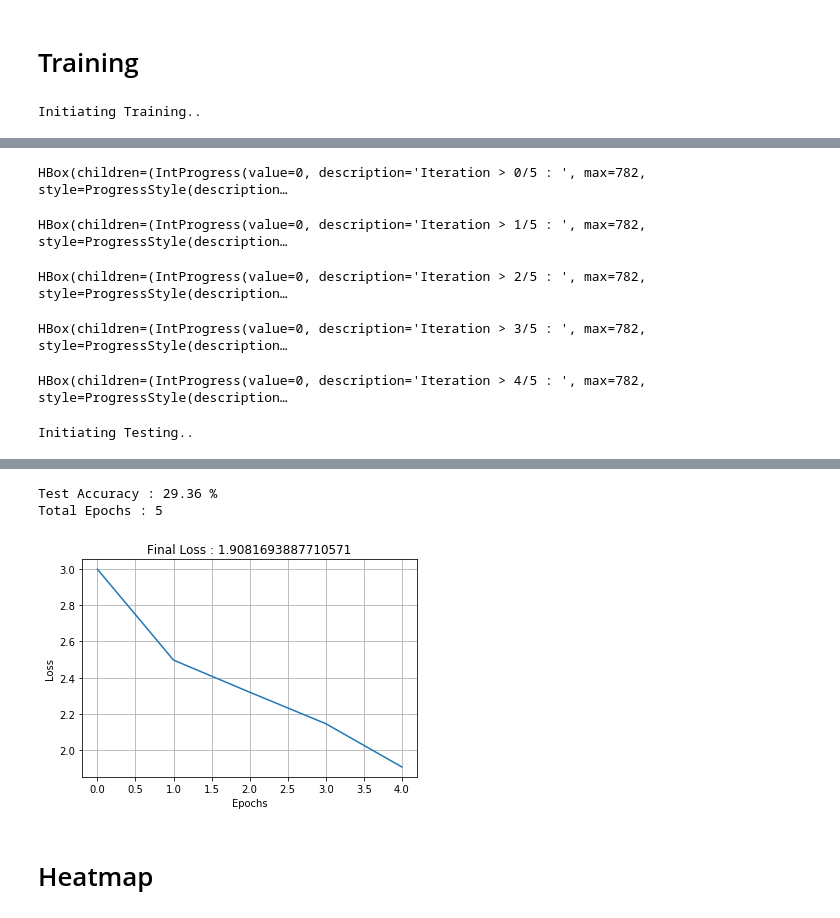
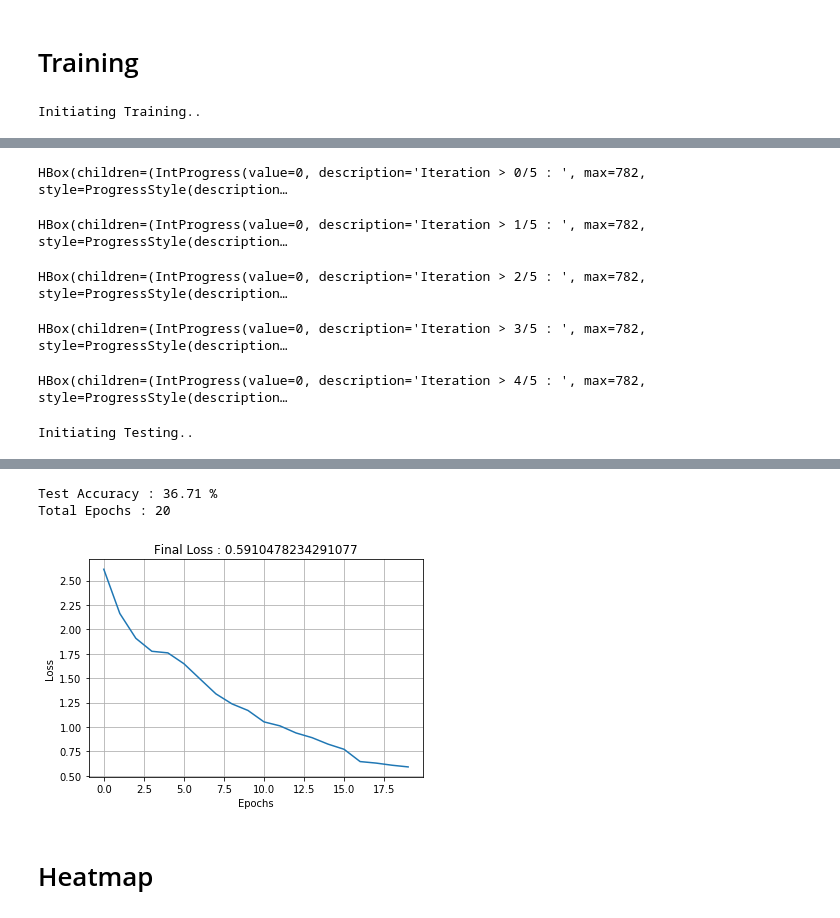
Before and after one commit to ParthikB/F.R.I.E.N.D.S, a Jupyter notebook: FRIENDS_siamese.ipynb, the cells around one changed output, grey strips where cells are left out. Drawn from its saved outputs; the diff is of its cells as text; code cells hidden in the pictures.

```diff
--- a/FRIENDS_siamese.ipynb
+++ b/FRIENDS_siamese.ipynb
@@ -46,7 +44,7 @@ Running on : GPU
 # %%
 PATH = '/content'
 
-train_data = datasets.CIFAR100(PATH, train=True, download=True,
+train_data = datasets.ImageNet(PATH, train=True, download=True,
                       transform=transforms.Compose([transforms.ToTensor()]))
 
 test_data  = datasets.CIFAR100(PATH, train=False, download=True,
@@ -122,9 +119,12 @@ class Net(nn.Module):
     x = torch.randn(CHANNELS, DIM, DIM).view(-1, CHANNELS, DIM, DIM)
     x = self.convs(x)
 
+    # self.flatten --> 512
     # Creating the Linear Layers
     self.fc1   = nn.Linear(self.flatten, 512)
-    self.fc2   = nn.Linear(512, CLASSES)
+    self.fc2   = nn.Linear(512, 512)
+    self.fc3   = nn.Linear(512, CLASSES)
+
 
   def convs(self, x):
     # Creating the MaxPooling Layers
@@ -143,7 +143,9 @@ class Net(nn.Module):
     x = x.view(-1, self.flatten)
     sm = F.relu(self.fc1(x))
     # x = F.softmax(self.fc2(sm), dim=1)
-    x = self.fc2(sm)
+    x = self.fc2(x)
+    x = self.fc3(x)
+
 
     return x, sm
 # %%
@@ -208,43 +210,43 @@ def test(net, test_set, find_accuracy=True):
 # Training
 # %%
 EPOCHS        = 5
-LEARNING_RATE = 0.001
+LEARNING_RATE = 0.0001
 BATCH_SIZE    = BATCH_SIZE
-CONTINUE_TRAINING = 0
+CONTINUE_TRAINING = 1
 
 if not CONTINUE_TRAINING:
   net = Net().to(device)
   optimizer = optim.Adam(net.parameters(), lr=LEARNING_RATE)
 
   loss_log = []
   total_epochs = 0
 
 
 total_epochs += EPOCHS
 loss_log = train(net, trainSet, loss_log, EPOCHS, LEARNING_RATE, BATCH_SIZE)
 
 plt.plot(loss_log)
 plt.grid(1)
 plt.xlabel('Epochs')
 plt.ylabel('Loss')
 plt.title(f'Final Loss : {loss_log[-1]}')
 
 accuracy, sm_log = test(net, testSet)
 
 print(f'Total Epochs : {total_epochs}')
 # %% [output]
 Initiating Training..
 [interactive output not drawn]
 HBox(children=(IntProgress(value=0, description='Iteration > 0/5 : ', max=782, style=ProgressStyle(description…
 HBox(children=(IntProgress(value=0, description='Iteration > 1/5 : ', max=782, style=ProgressStyle(description…
 HBox(children=(IntProgress(value=0, description='Iteration > 2/5 : ', max=782, style=ProgressStyle(description…
 HBox(children=(IntProgress(value=0, description='Iteration > 3/5 : ', max=782, style=ProgressStyle(description…
 HBox(children=(IntProgress(value=0, description='Iteration > 4/5 : ', max=782, style=ProgressStyle(description…
 Initiating Testing..
 [interactive output not drawn]
-Test Accuracy : 29.36 %
-Total Epochs : 5
+Test Accuracy : 36.71 %
+Total Epochs : 20
-[figure, old version]
+[figure, new version]
 # %% [markdown]
 # Heatmap
 # %%
```
Also changed, not shown: parts of 17 cells of this notebook.
